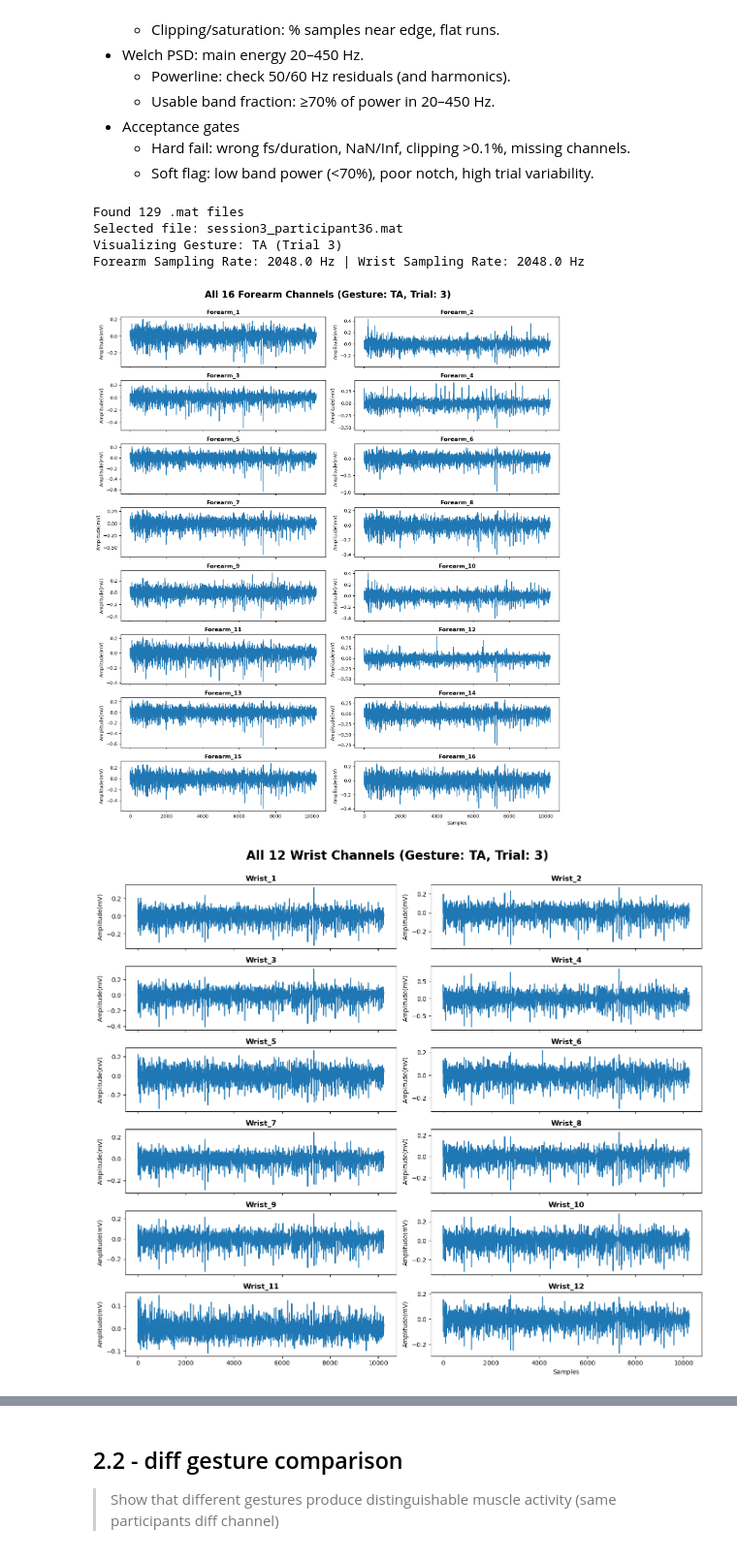
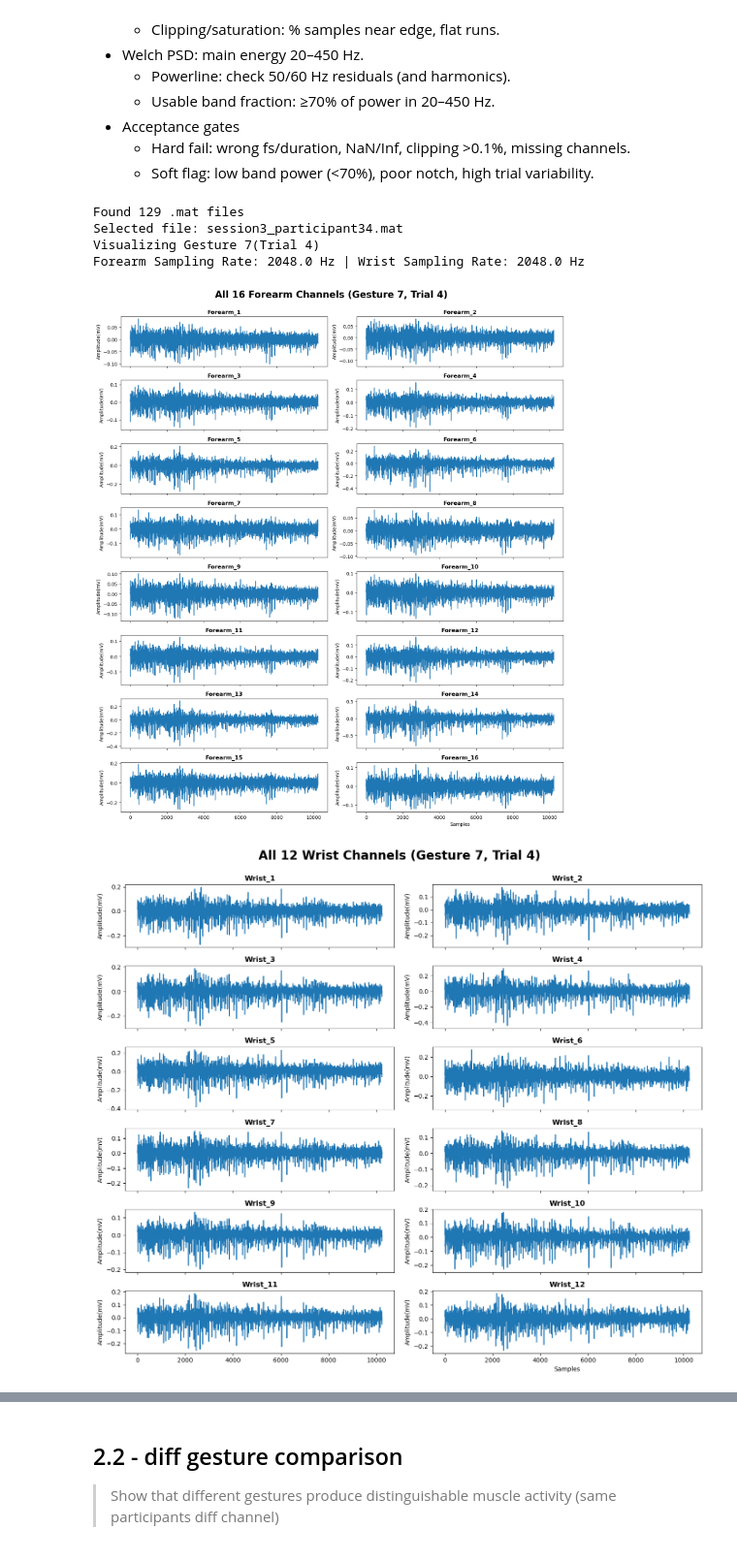
Before and after one commit to jasonwang0228/EMG_Project, a Jupyter notebook: notebooks/2_Data_Visualization.ipynb, the cells around one changed output, grey strips where cells are left out. Shown at 97% size. Saved outputs shown, nothing was run; the diff lists cells and outputs as text; code cells hidden in the pictures.

```diff
--- a/notebooks/2_Data_Visualization.ipynb
+++ b/notebooks/2_Data_Visualization.ipynb
@@ -56,12 +56,6 @@ for folder in folders:
     mat_files.extend(natsorted(list(Path(folder).glob("*.mat"))))
 
 print(f"\nFound {len(mat_files)} .mat files")
-
-# Define gesture labels
-gesture_labels = [
-    "LP", "TA", "TLFO", "TIFO", "TLFE", "TIFE", "IMFE", "LFE",
-    "IFE", "TE", "WF", "WE", "FP", "FS", "HO", "HC", "REST"
-]
 
 # Choose what file to load:
 sample_file = random.choice(mat_files)                                              # Option 1: Random file
@@ -92,9 +86,7 @@ forearm = data['DATA_FOREARM'][trial_idx, gesture_idx]
 wrist = data['DATA_WRIST'][trial_idx, gesture_idx]
 channels = [f'Forearm_{i+1}' for i in range(16)] + [f'Wrist_{i+1}' for i in range(12)]
 
-# Get the gesture name
-gesture_name = gesture_labels[gesture_idx]
-print(f"Visualizing Gesture: {gesture_name} (Trial {trial_idx + 1})")
+print(f"Visualizing Gesture {gesture_idx}(Trial {trial_idx + 1})")
 
 # Generalized function to calculate sampling rate and time axis
 def calculate_fs_and_time(data, T):
@@ -110,39 +102,39 @@ T = 5  # Duration in seconds
 fs_forearm, time_forearm = calculate_fs_and_time(forearm, T)
 
 # Calculate sampling rate and time axis for wrist
 fs_wrist, time_wrist = calculate_fs_and_time(wrist, T)
 print(f"Forearm Sampling Rate: {fs_forearm} Hz | Wrist Sampling Rate: {fs_wrist} Hz")
 
 # Plot all 16 forearm channels in subplots
 fig, axes = plt.subplots(8, 2, figsize=(14, 16), sharex=True)
 axes = axes.flatten()
 for i in range(16):
     axes[i].plot(forearm[:, i])
     axes[i].set_title(channels[i], fontweight='bold')
     axes[i].set_ylabel('Amplitude(mV)')
 axes[-1].set_xlabel('Samples')
-plt.suptitle(f'All 16 Forearm Channels (Gesture: {gesture_name}, Trial: {trial_idx + 1})', y=1, fontsize=20, fontweight='bold')
+plt.suptitle(f'All 16 Forearm Channels (Gesture {gesture_idx}, Trial {trial_idx + 1})', y=1, fontsize=20, fontweight='bold')
 plt.tight_layout()
 plt.show()
 
 # Plot all 12 wrist channels in subplots
 fig, axes = plt.subplots(6, 2, figsize=(14, 12), sharex=True)
 axes = axes.flatten()
 for i in range(12):
     axes[i].plot(wrist[:, i])
     axes[i].set_title(channels[i + 16], fontweight='bold')
     axes[i].set_ylabel('Amplitude(mV)')
 axes[-1].set_xlabel('Samples')
-plt.suptitle(f'All 12 Wrist Channels (Gesture: {gesture_name}, Trial: {trial_idx + 1})', y=1, fontsize=20, fontweight='bold')
+plt.suptitle(f'All 12 Wrist Channels (Gesture {gesture_idx}, Trial {trial_idx + 1})', y=1, fontsize=20, fontweight='bold')
 plt.tight_layout()
 plt.show()
 # %% [output]
 Found 129 .mat files
-Selected file: session3_participant36.mat
-Visualizing Gesture: TA (Trial 3)
+Selected file: session3_participant34.mat
+Visualizing Gesture 7(Trial 4)
 Forearm Sampling Rate: 2048.0 Hz | Wrist Sampling Rate: 2048.0 Hz
-[figure, old version]
+[figure, new version]
-[figure, old version]
+[figure, new version]
 # %%
 from scipy.stats import median_abs_deviation
 import pandas as pd
```
Also changed, not shown: parts of 6 cells of this notebook.
